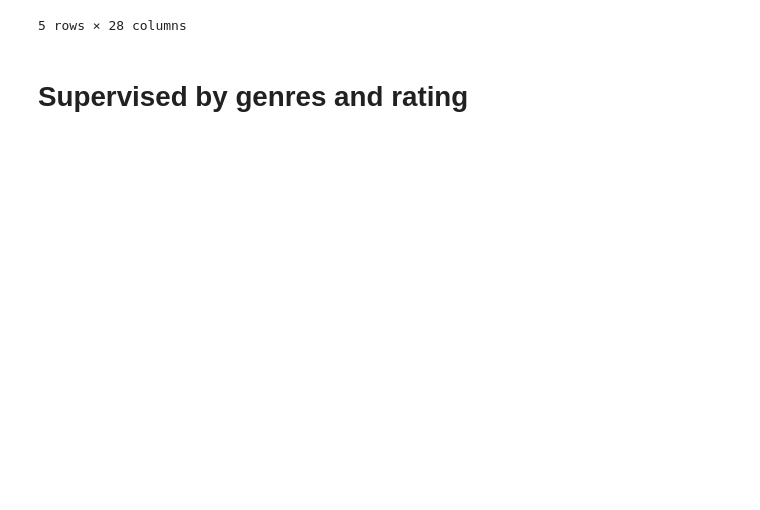
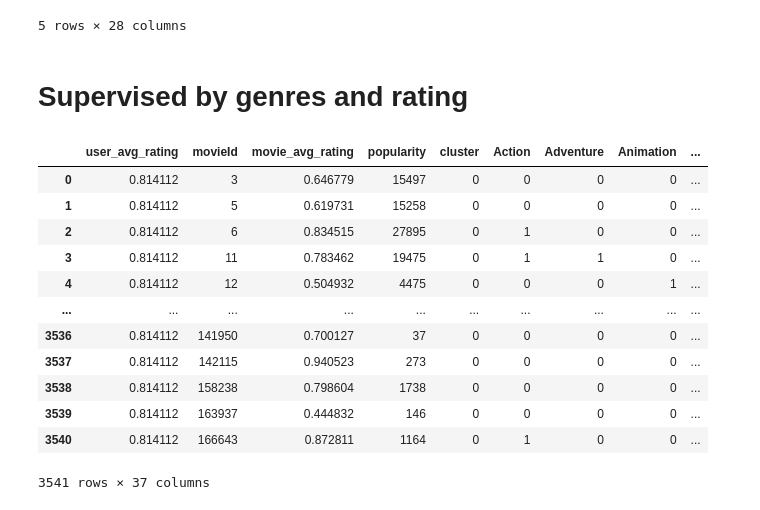
Before and after one commit to castares/movie-recommender, a Jupyter notebook: tests_dataset_analysis.ipynb, the cells around one changed output. Saved outputs shown, nothing was run; the diff lists cells and outputs as text; code cells hidden in the pictures; blank space fills up the shorter version.

```diff
--- a/tests_dataset_analysis.ipynb
+++ b/tests_dataset_analysis.ipynb
@@ -451,3 +451,19 @@ metadata.head
 import pandas as pd
 import src.mongodb_database as mdb
 import api
+# %%
+api.buildDataframe(49)
+# %% [output]
+|  | user_avg_rating | movieId | movie_avg_rating | popularity | cluster | Action | Adventure | Animation | ... |
+| 0 | 0.814112 | 3 | 0.646779 | 15497 | 0 | 0 | 0 | 0 | ... |
+| 1 | 0.814112 | 5 | 0.619731 | 15258 | 0 | 0 | 0 | 0 | ... |
+| 2 | 0.814112 | 6 | 0.834515 | 27895 | 0 | 1 | 0 | 0 | ... |
+| 3 | 0.814112 | 11 | 0.783462 | 19475 | 0 | 1 | 1 | 0 | ... |
+| 4 | 0.814112 | 12 | 0.504932 | 4475 | 0 | 0 | 0 | 1 | ... |
+| ... | ... | ... | ... | ... | ... | ... | ... | ... | ... |
+| 3536 | 0.814112 | 141950 | 0.700127 | 37 | 0 | 0 | 0 | 0 | ... |
+| 3537 | 0.814112 | 142115 | 0.940523 | 273 | 0 | 0 | 0 | 0 | ... |
+| 3538 | 0.814112 | 158238 | 0.798604 | 1738 | 0 | 0 | 0 | 0 | ... |
+| 3539 | 0.814112 | 163937 | 0.444832 | 146 | 0 | 0 | 0 | 0 | ... |
+| 3540 | 0.814112 | 166643 | 0.872811 | 1164 | 0 | 1 | 0 | 0 | ... |
+3541 rows × 37 columns
```
Also changed, not shown: parts of 12 cells of this notebook, 3 other files.
